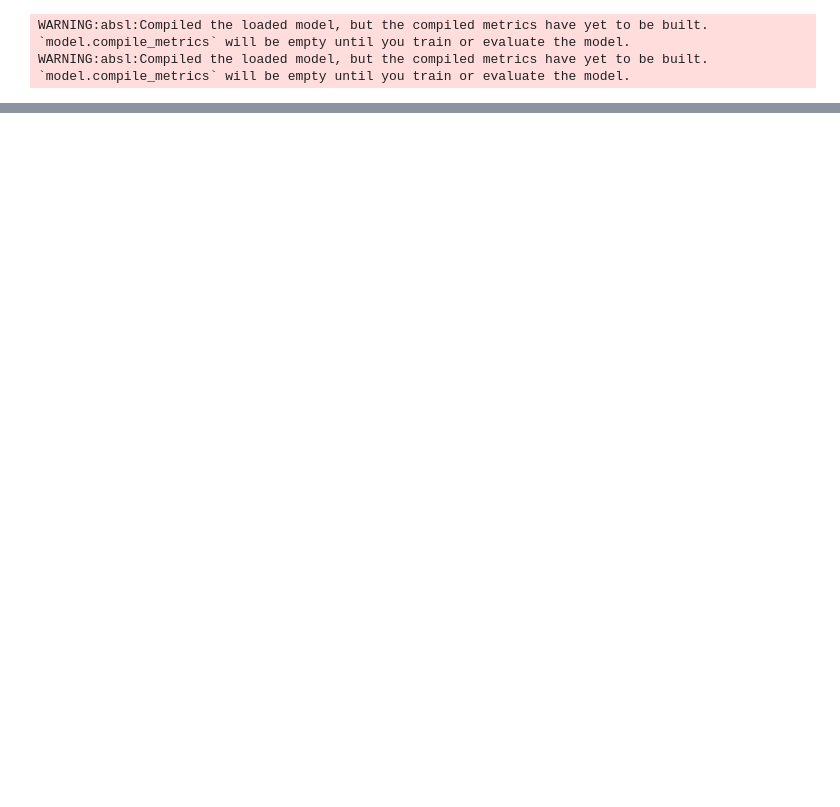
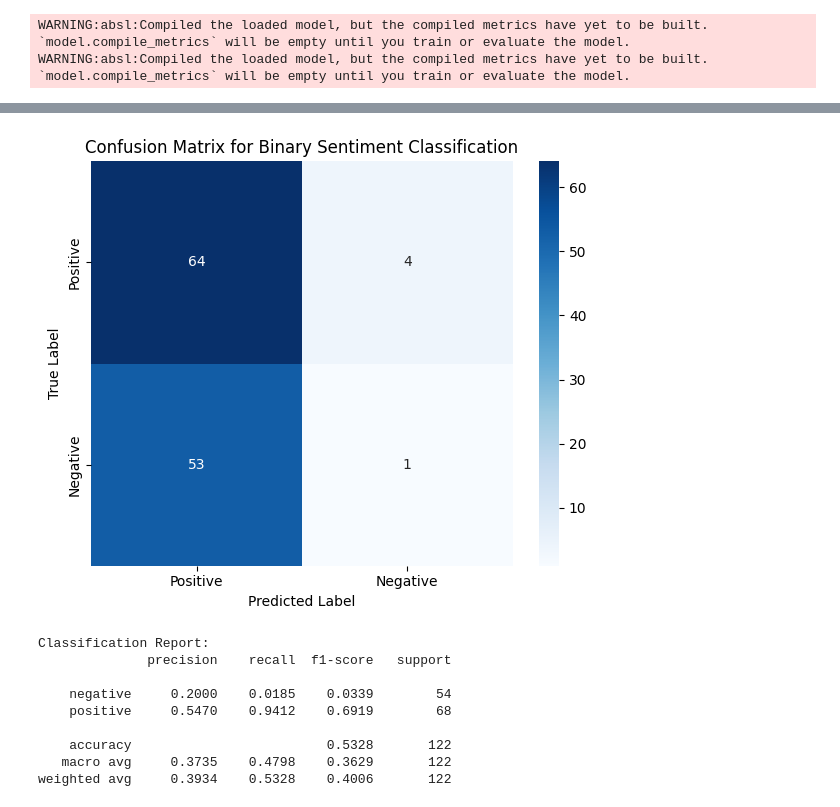
Before and after one commit to JasperAD11/Sentiment-Across-Signals-Neural-Networks-vs.-LLMs, a Jupyter notebook: Part2_final.ipynb, the cells around one changed output, grey strips where cells are left out. Cells and saved outputs as stored; diff of their text form; code cells hidden in the pictures; blank space fills up the shorter version.

```diff
--- a/Part2_final.ipynb
+++ b/Part2_final.ipynb
@@ -154 +157,30 @@ df
 122 rows × 13 columns
+# %%
+true_sentiment = df["sentiment"].str.lower()
+pred_sentiment = df["sentiment_original"].str.lower()
+
+cm = confusion_matrix(true_sentiment, pred_sentiment, labels=["positive", "negative"])
+
+# Plot confusion matrix
+plt.figure(figsize=(6, 5))
+sns.heatmap(cm, annot=True, fmt='d', cmap='Blues', xticklabels=["Positive", "Negative"], yticklabels=["Positive", "Negative"])
+plt.title("Confusion Matrix for Binary Sentiment Classification")
+plt.xlabel("Predicted Label")
+plt.ylabel("True Label")
+plt.tight_layout()
+plt.show()
+
+# Optional: classification report
+print("\nClassification Report:")
+print(classification_report(true_sentiment, pred_sentiment, digits=4))
+# %% [output]
+[figure, added]
+Classification Report:
+              precision    recall  f1-score   support
+
+    negative     0.2000    0.0185    0.0339        54
+    positive     0.5470    0.9412    0.6919        68
+
+    accuracy                         0.5328       122
+   macro avg     0.3735    0.4798    0.3629       122
+weighted avg     0.3934    0.5328    0.4006       122
```
Also changed, not shown: parts of 10 cells of this notebook.
